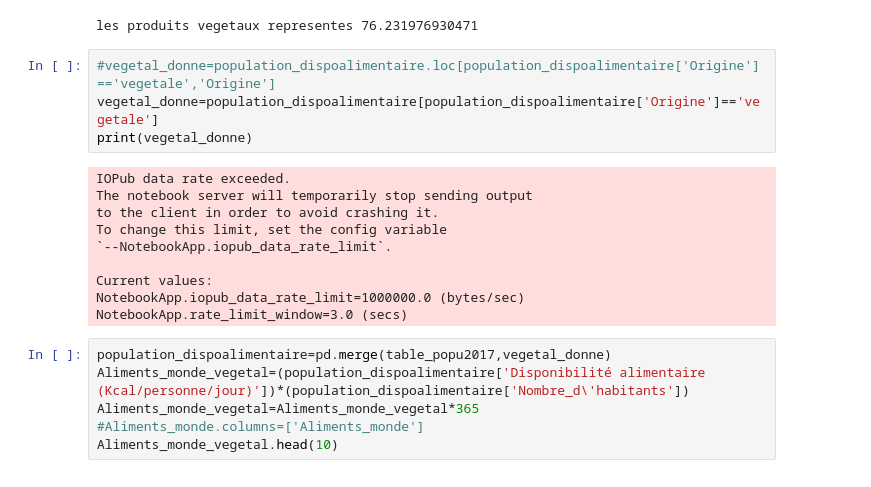
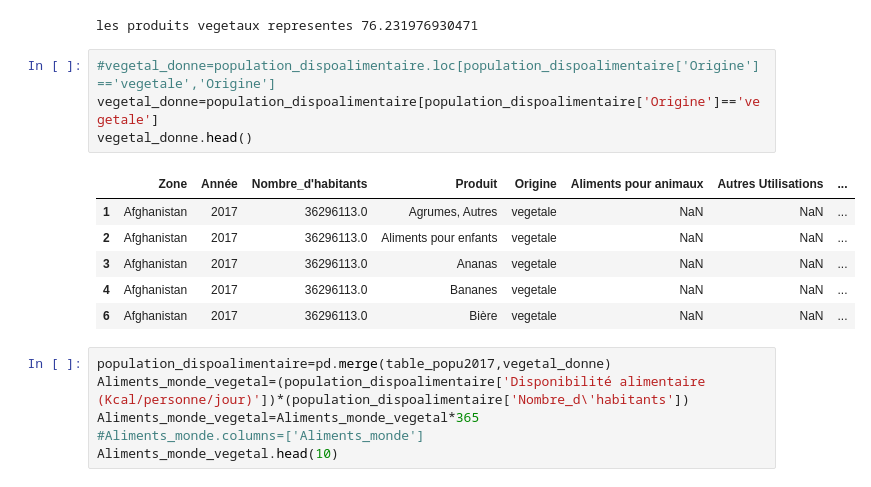
Before and after one commit to Tedjoulemohermann/Tedjoulemohermann, a Jupyter notebook: Projet1_analytics_Hermann.ipynb, the cells around one changed output. Cells and saved outputs as stored; diff of their text form.

```diff
--- a/Projet1_analytics_Hermann.ipynb
+++ b/Projet1_analytics_Hermann.ipynb
@@ -379,17 +327,14 @@ les produits vegetaux representes 76.231976930471
 # %%
 #vegetal_donne=population_dispoalimentaire.loc[population_dispoalimentaire['Origine']=='vegetale','Origine']
 vegetal_donne=population_dispoalimentaire[population_dispoalimentaire['Origine']=='vegetale']
-print(vegetal_donne)
+vegetal_donne.head()
 # %% [output]
-IOPub data rate exceeded.
-The notebook server will temporarily stop sending output
-to the client in order to avoid crashing it.
-To change this limit, set the config variable
-`--NotebookApp.iopub_data_rate_limit`.
-
-Current values:
-NotebookApp.iopub_data_rate_limit=1000000.0 (bytes/sec)
-NotebookApp.rate_limit_window=3.0 (secs)
+|  | Zone | Année | Nombre_d'habitants | Produit | Origine | Aliments pour animaux | Autres Utilisations | ... |
+| 1 | Afghanistan | 2017 | 36296113.0 | Agrumes, Autres | vegetale | NaN | NaN | ... |
+| 2 | Afghanistan | 2017 | 36296113.0 | Aliments pour enfants | vegetale | NaN | NaN | ... |
+| 3 | Afghanistan | 2017 | 36296113.0 | Ananas | vegetale | NaN | NaN | ... |
+| 4 | Afghanistan | 2017 | 36296113.0 | Bananes | vegetale | NaN | NaN | ... |
+| 6 | Afghanistan | 2017 | 36296113.0 | Bière | vegetale | NaN | NaN | ... |
 # %%
 population_dispoalimentaire=pd.merge(table_popu2017,vegetal_donne)
 Aliments_monde_vegetal=(population_dispoalimentaire['Disponibilité alimentaire (Kcal/personne/jour)'])*(population_dispoalimentaire['Nombre_d\'habitants'])
```
Also changed, not shown: parts of 4 cells of this notebook.
